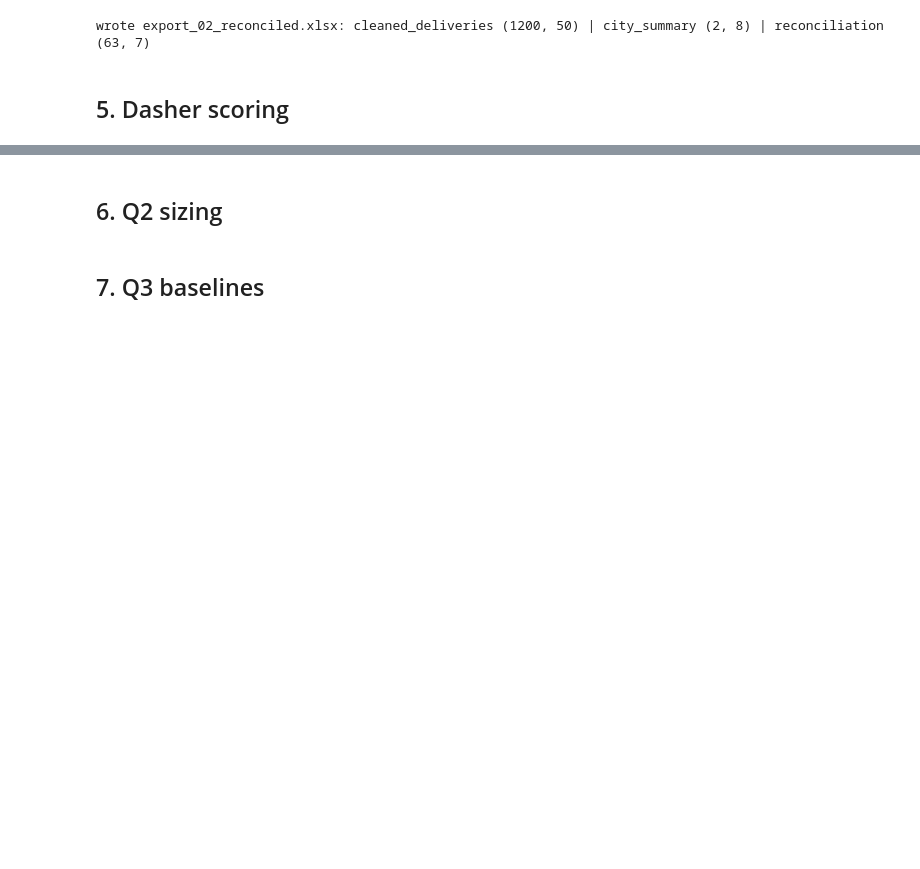
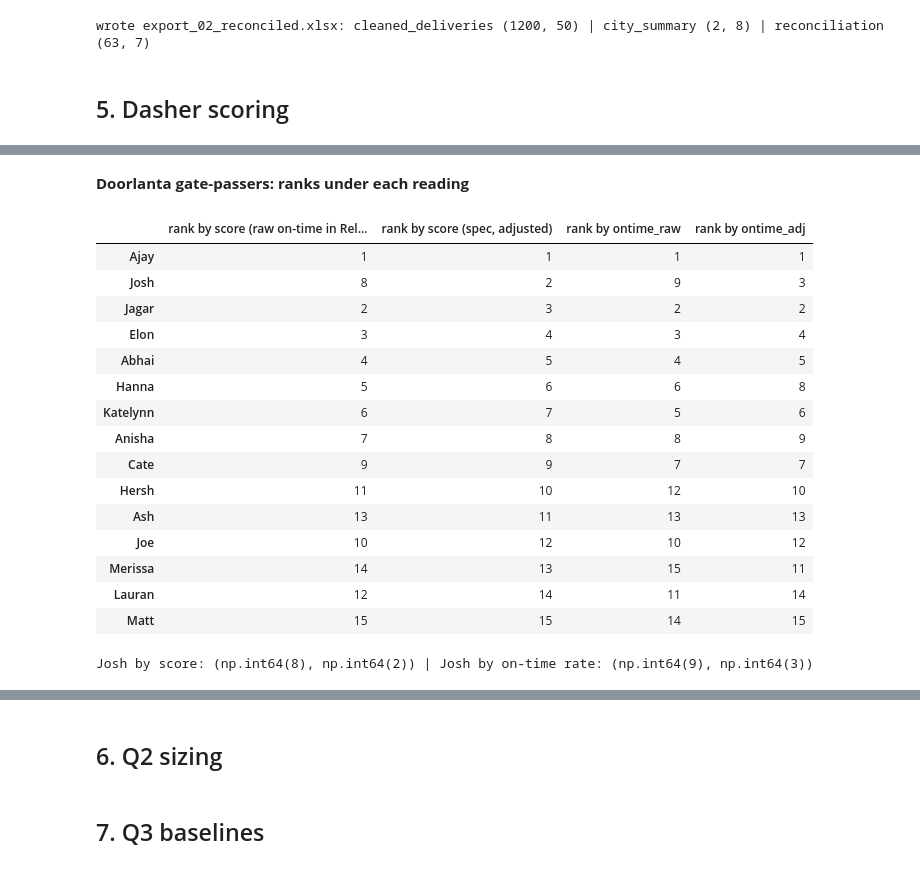
Before and after one commit to navya2392/widget-dasher-review, a Jupyter notebook: analysis.ipynb, the cells around one changed output, grey strips where cells are left out. Cells and saved outputs as stored; diff of their text form; code cells hidden in the pictures; blank space fills up the shorter version.

```diff
--- a/analysis.ipynb
+++ b/analysis.ipynb
@@ -1104,0 +1419,38 @@ wrote export_02_reconciled.xlsx: cleaned_deliveries (1200, 50) | city_summary (2
+# %%
+PHASE3_RECON_START = len(recon)
+door = scorecard[(scorecard["MARKET_NAME"] == "Doorlanta") & scorecard["passes_gates"]].copy()
+door["score_with_raw_ontime"] = door["selection_score"] - door["pts_reliability"] + 50 * door["ontime_raw"]
+rank_tbl = pd.DataFrame({
+    "rank by score (raw on-time in Reliability)": door["score_with_raw_ontime"].rank(ascending=False, method="min"),
+    "rank by score (spec, adjusted)": door["selection_score"].rank(ascending=False, method="min"),
+    "rank by ontime_raw": door["ontime_raw"].rank(ascending=False, method="min"),
+    "rank by ontime_adj": door["ontime_adj"].rank(ascending=False, method="min"),
+})
+rank_tbl.index = door["DASHER"].values
+rank_tbl = rank_tbl.astype(int).sort_values("rank by score (spec, adjusted)")
+show("Doorlanta gate-passers: ranks under each reading", rank_tbl)
+josh = rank_tbl.loc["Josh"]
+score_reading = (josh["rank by score (raw on-time in Reliability)"], josh["rank by score (spec, adjusted)"])
+ontime_reading = (josh["rank by ontime_raw"], josh["rank by ontime_adj"])
+print("Josh by score:", score_reading, "| Josh by on-time rate:", ontime_reading)
+register("Q1", "Josh rank 7 -> 2 (score with raw vs adjusted on-time)", 1, int(score_reading == (7, 2)), 0,
+         f"score reading gives {score_reading}; on-time-rate reading gives {ontime_reading}")
+# %% [output]
+**Doorlanta gate-passers: ranks under each reading**
+|  | rank by score (raw on-time in Rel... | rank by score (spec, adjusted) | rank by ontime_raw | rank by ontime_adj |
+| Ajay | 1 | 1 | 1 | 1 |
+| Josh | 8 | 2 | 9 | 3 |
+| Jagar | 2 | 3 | 2 | 2 |
+| Elon | 3 | 4 | 3 | 4 |
+| Abhai | 4 | 5 | 4 | 5 |
+| Hanna | 5 | 6 | 6 | 8 |
+| Katelynn | 6 | 7 | 5 | 6 |
+| Anisha | 7 | 8 | 8 | 9 |
+| Cate | 9 | 9 | 7 | 7 |
+| Hersh | 11 | 10 | 12 | 10 |
+| Ash | 13 | 11 | 13 | 13 |
+| Joe | 10 | 12 | 10 | 12 |
+| Merissa | 14 | 13 | 15 | 11 |
+| Lauran | 12 | 14 | 11 | 14 |
+| Matt | 15 | 15 | 14 | 15 |
+Josh by score: (np.int64(8), np.int64(2)) | Josh by on-time rate: (np.int64(9), np.int64(3))
```
Also changed, not shown: parts of 18 cells of this notebook.
